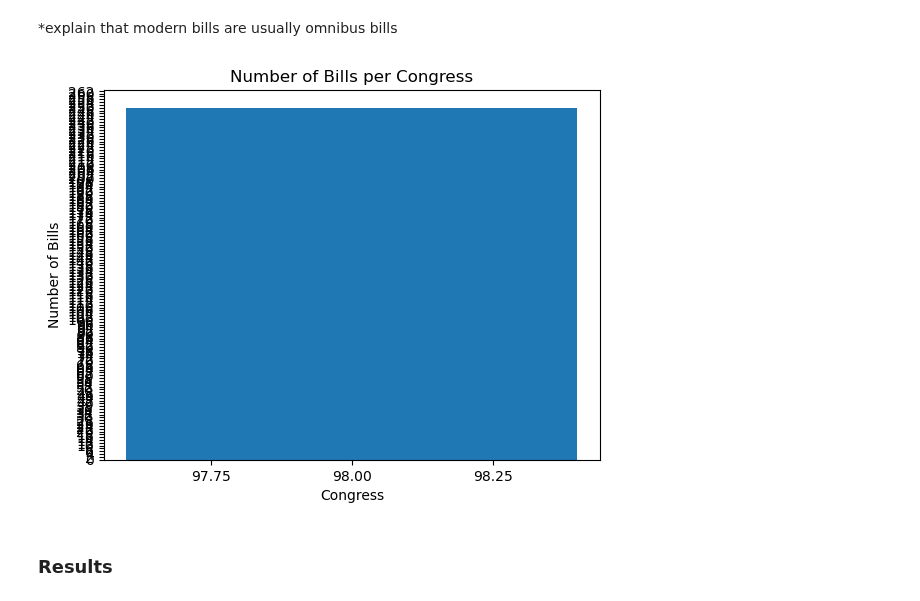
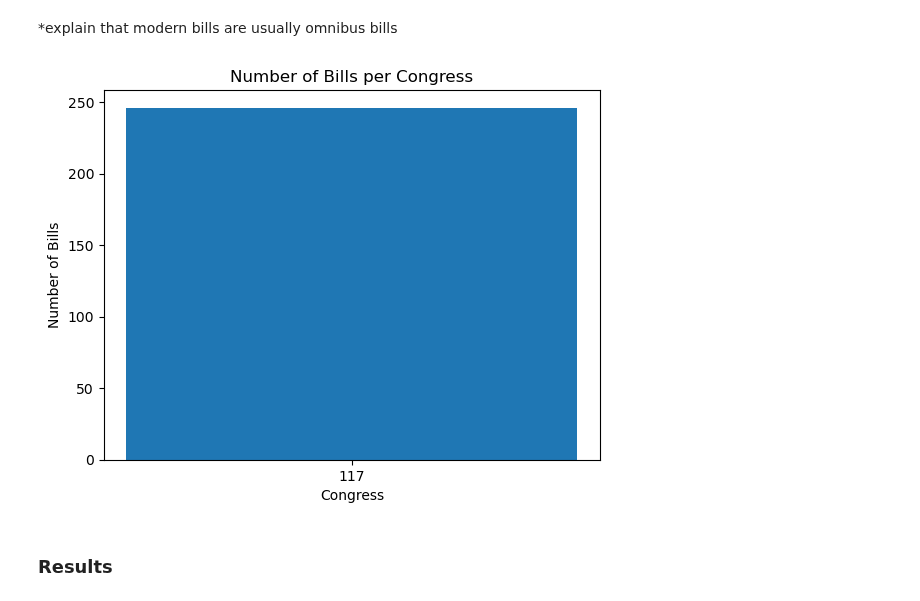
Before and after one commit to mbelanger0/law-subjects, a Jupyter notebook: law_subjects.ipynb, the cells around one changed output. Cells and saved outputs as stored; diff of their text form; code cells hidden in the pictures.

```diff
--- a/law_subjects.ipynb
+++ b/law_subjects.ipynb
@@ -37,15 +34,15 @@ bills = pd.read_csv("bills_data.csv")
 # %%
 # Bills per Congress plot
 bills_per_congress = bills["Congress"].value_counts()
-plt.bar(bills_per_congress.index.tolist(), bills_per_congress.tolist())
+plt.bar(bills_per_congress.index.tolist(), bills_per_congress.tolist(), tick_label = bills_per_congress.index.tolist())
 plt.title("Number of Bills per Congress")
 plt.xlabel("Congress")
 plt.ylabel("Number of Bills")
-plt.locator_params(axis='x', nbins=len(bills_per_congress.index.tolist()))
-plt.locator_params(axis='y', nbins=max(bills_per_congress.tolist()))
+#plt.locator_params(axis='x', nbins=len(bills_per_congress.index.tolist()))
+#plt.locator_params(axis='y', nbins=max(bills_per_congress.tolist()))
 plt.show()
 # %% [output]
-[figure, old version]
+[figure, new version]
 # %% [markdown]
 ### Results
 # %%
```
Also changed, not shown: parts of 2 cells of this notebook, 2 other files.
